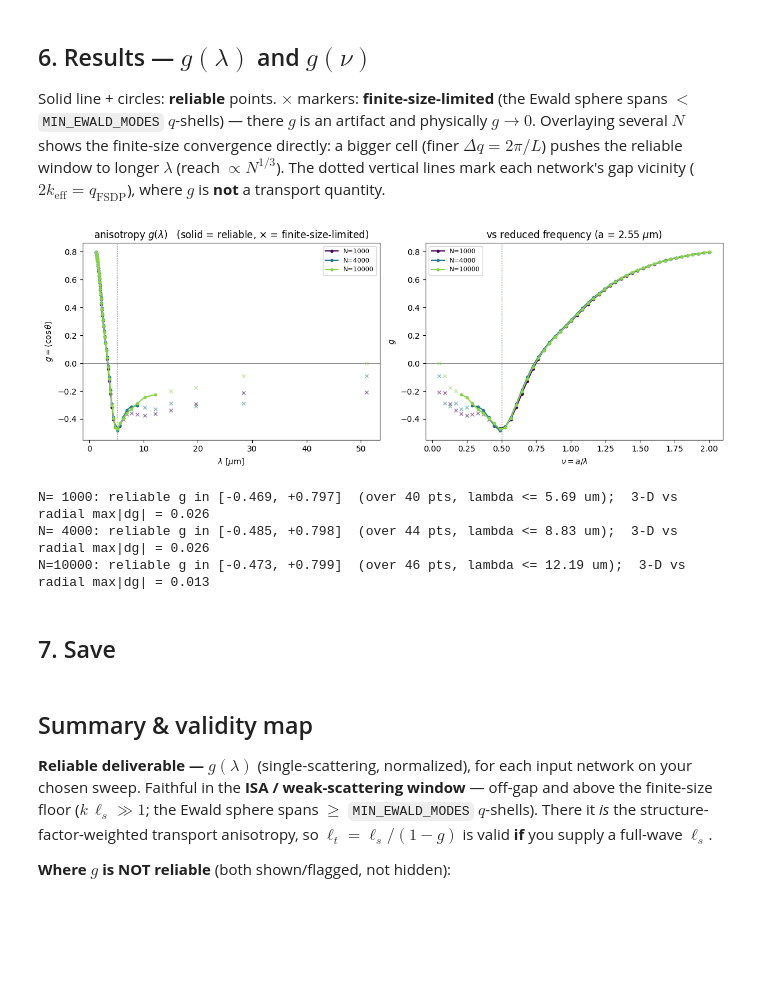
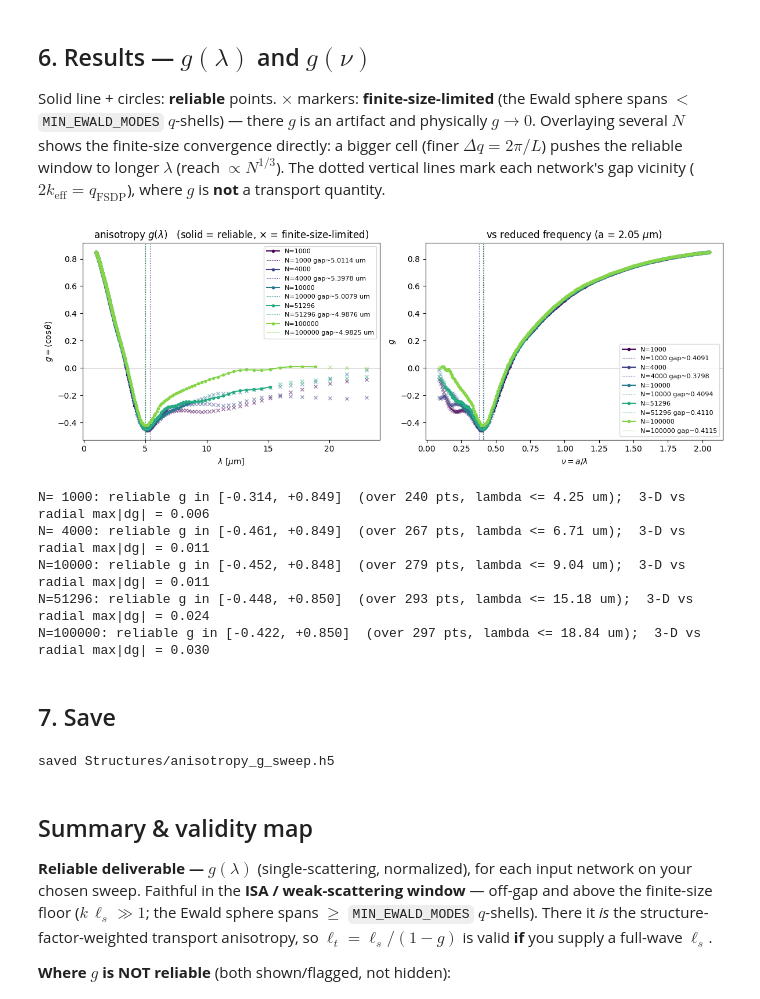
Before and after one commit to fhernandez93/Create-LSU-Structures, a Jupyter notebook: Anisotropy_g_from_ends.ipynb, the cells around one changed output. Drawn from its saved outputs; the diff is of its cells as text; code cells hidden in the pictures; blank space fills up the shorter version.

```diff
--- a/Anisotropy_g_from_ends.ipynb
+++ b/Anisotropy_g_from_ends.ipynb
@@ -32,26 +32,30 @@ ENDS_FILES = [
     "Example/N1000/20260623_lsu_fromrandom_N1000_ends.txt",
     "Example/N4000/20260624_lsu_fromrandom_N4000_ends.txt",
     "Example/N10000/20260701_N10000_lsu_generated.txt",
+    "Example/N51000/20260722_N51296_lsu_generated_ends.txt",
+    "Example/N100000/20260724_N100000_lsu_generated_ends.txt",
+
+
 ]
-N_ROD, N_BG  = 2.9, 1.0        # rod / background refractive index (the FDTD structure uses n_rod=3.3)
-MINOR_RADIUS = 0.335           # rod radius [um]
-ASPECT_RATIO = 1.0             # 1.0 = isotropic (circular rods)
-TARGET_DX    = 0.05            # voxel size [um]; grid per file = round(box/TARGET_DX), so the spatial
+N_ROD, N_BG  = 2.9275, 1.0        # rod / background refractive index (the FDTD structure uses n_rod=3.3)
+MINOR_RADIUS = 0.2252           # rod radius [um]
+ASPECT_RATIO = 2.5             # 1.0 = isotropic (circular rods)
+TARGET_DX    = 0.07            # voxel size [um]; grid per file = round(box/TARGET_DX), so the spatial
                                # resolution is the SAME for every N (rod radius/TARGET_DX = 6.7 here).
 
 # ---- the sweep: YOU choose the range and the number of points -------------------
 # The sweep is ALWAYS linearly spaced in FREQUENCY (nu = a/lambda, proportional to 1/lambda). Give either a
 # frequency range (SWEEP_BY="nu") or a wavelength range (SWEEP_BY="lambda", converted to freq internally).
-SWEEP_BY   = "nu"              # "nu" -> use NU_RANGE (reduced freq a/lambda) ; "lambda" -> use LAM_RANGE (um)
+SWEEP_BY   = "lambda"              # "nu" -> use NU_RANGE (reduced freq a/lambda) ; "lambda" -> use LAM_RANGE (um)
 NU_RANGE   = (0.05, 2.0)       # (min, max) reduced FREQUENCY nu=a/lambda (used when SWEEP_BY == "nu")
-LAM_RANGE  = (1.4, 11.0)       # (min, max) WAVELENGTH [um]              (used when SWEEP_BY == "lambda")
-A_SCALE    = 2.55              # length 'a' for nu=a/lambda [um]; None -> number-density length (=1.144 um).
+LAM_RANGE  = (1.0, 23.0)       # (min, max) WAVELENGTH [um]              (used when SWEEP_BY == "lambda")
+A_SCALE    = a=2.562629142772549*0.8             # length 'a' for nu=a/lambda [um]; None -> number-density length (=1.144 um).
                                # 2.55 matches the FDTD convention; sets the frequency axis.
-N_SWEEP    = 50                # number of points (evenly spaced in frequency)
+N_SWEEP    = 300                # number of points (evenly spaced in frequency)
 
 # ---- analysis options ----------------------------------------------------------
 POLARIZED  = False             # False = unpolarized vector-dipole factor (1+cos^2)/2 ; True = scalar
-MIN_EWALD_MODES = 6            # per-point RELIABILITY FLAG (a warning, not a floor): points whose Ewald sphere
+MIN_EWALD_MODES = 8            # per-point RELIABILITY FLAG (a warning, not a floor): points whose Ewald sphere
                                # spans fewer than this many q-shells (dq=2pi/L) are finite-size-limited. ~5 is
                                # the empirical convergence onset; reliable reach grows only as N^(1/3).
 SAVE_TAG   = "sweep"
@@ -188,33 +198,35 @@ vicinity ($2k_\mathrm{eff}=q_\mathrm{FSDP}$), where $g$ is **not** a transport q
 # %%
 fig, ax = plt.subplots(1, 2, figsize=(12, 4.4))
 for a in ax: a.axhline(0, c="grey", lw=.7)
 colors = plt.cm.viridis(np.linspace(0, 0.82, len(results)))
 for R, c in zip(results, colors):
     rel = R["reliable"]; lab = f"N={R['N']}"
     ax[0].plot(lams[rel], R["g_avg"][rel], "o-", ms=3, color=c, label=lab)
     ax[1].plot(nus[rel],  R["g_avg"][rel], "o-", ms=3, color=c, label=lab)
     if (~rel).any():
         ax[0].plot(lams[~rel], R["g_avg"][~rel], "x", ms=5, color=c, alpha=.55)
         ax[1].plot(nus[~rel],  R["g_avg"][~rel], "x", ms=5, color=c, alpha=.55)
-    ax[0].axvline(R["lam_gap"], ls=":", c=c, lw=.8)
-    ax[1].axvline(a_nu/R["lam_gap"], ls=":", c=c, lw=.8)
+    ax[0].axvline(R["lam_gap"], ls=":", c=c, lw=.8,label=f"N={R['N']} gap~{R['lam_gap']:.4f} um")
+    ax[1].axvline(a_nu/R["lam_gap"], ls=":", c=c, lw=.8,label=f"N={R['N']} gap~{a_nu/R['lam_gap']:.4f}")
 ax[0].set(xlabel=r"$\lambda$ [$\mu$m]", ylabel=r"$g=\langle\cos\theta\rangle$",
           title=r"anisotropy $g(\lambda)$   (solid = reliable, $\times$ = finite-size-limited)")
 ax[0].legend(fontsize=8)
 ax[1].set(xlabel=r"$\nu = a/\lambda$", ylabel=r"$g$", title=f"vs reduced frequency (a = {a_nu:.2f} $\\mu$m)")
 ax[1].legend(fontsize=8)
 plt.tight_layout(); plt.show()
 
 for R in results:
     rel = R["reliable"]
     print(f"N={R['N']:>5}: reliable g in [{R['g_avg'][rel].min():+.3f}, {R['g_avg'][rel].max():+.3f}]  "
           f"(over {int(rel.sum())} pts, lambda <= {lams[rel].max():.2f} um);  "
           f"3-D vs radial max|dg| = {np.max(np.abs((R['g_avg']-R['g_iso'])[rel])):.3f}")
 # %% [output]
-[figure, old version]
+[figure, new version]
-N= 1000: reliable g in [-0.469, +0.797]  (over 40 pts, lambda <= 5.69 um);  3-D vs radial max|dg| = 0.026
-N= 4000: reliable g in [-0.485, +0.798]  (over 44 pts, lambda <= 8.83 um);  3-D vs radial max|dg| = 0.026
-N=10000: reliable g in [-0.473, +0.799]  (over 46 pts, lambda <= 12.19 um);  3-D vs radial max|dg| = 0.013
+N= 1000: reliable g in [-0.314, +0.849]  (over 240 pts, lambda <= 4.25 um);  3-D vs radial max|dg| = 0.006
+N= 4000: reliable g in [-0.461, +0.849]  (over 267 pts, lambda <= 6.71 um);  3-D vs radial max|dg| = 0.011
+N=10000: reliable g in [-0.452, +0.848]  (over 279 pts, lambda <= 9.04 um);  3-D vs radial max|dg| = 0.011
+N=51296: reliable g in [-0.448, +0.850]  (over 293 pts, lambda <= 15.18 um);  3-D vs radial max|dg| = 0.024
+N=100000: reliable g in [-0.422, +0.850]  (over 297 pts, lambda <= 18.84 um);  3-D vs radial max|dg| = 0.030
 # %% [markdown]
 ## 7. Save
 # %%
@@ -235,6 +247,8 @@ if SAVE:
             grp.create_dataset("g_iso", data=R["g_iso"])
             grp.create_dataset("reliable", data=R["reliable"])
     print("saved", out)
+# %% [output]
+saved Structures/anisotropy_g_sweep.h5
 # %% [markdown]
 ## Summary & validity map
 
```
Also changed, not shown: parts of 4 cells of this notebook, 7 other files.
